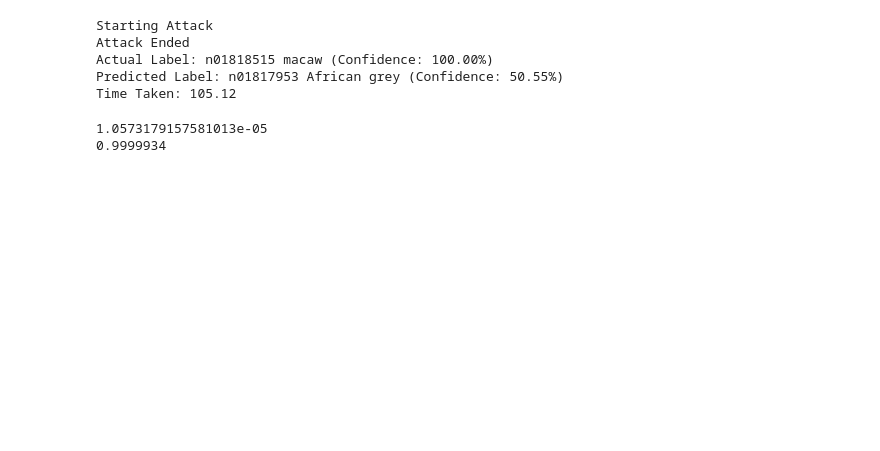
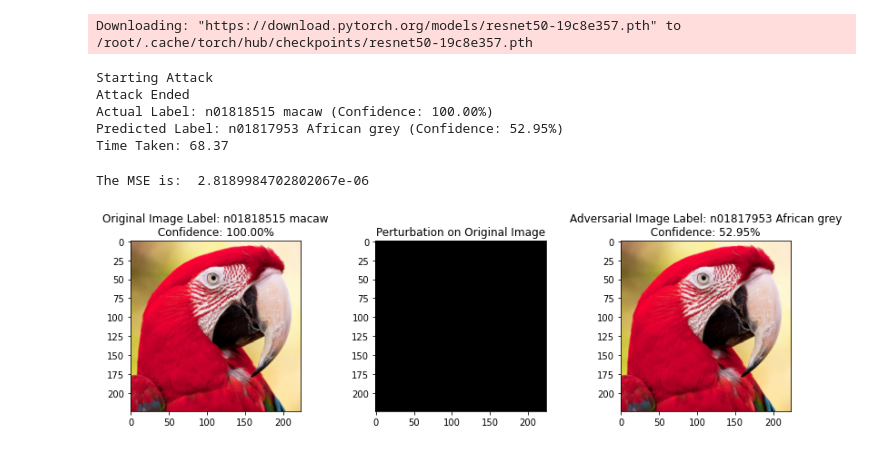
Before and after one commit to SafiyaJan/Attacking-Neural-Networks, a Jupyter notebook: CarliniWagner_Single.ipynb, the cells around one changed output. Saved outputs shown, nothing was run; the diff lists cells and outputs as text; code cells hidden in the pictures; blank space fills up the shorter version.

Commit message:
Updated with comments + advs visual

```diff
--- a/CarliniWagner_Single.ipynb
+++ b/CarliniWagner_Single.ipynb
@@ -87,6 +65,6 @@ def mse(imageA, imageB):
     return err
 # %%
-model = models.inception_v3(pretrained=True)
+model = models.resnet50(pretrained=True)
 fmodel = test_model(model)
 image = preprocess_orig_image("test_im1.jpg")
 image = image.numpy()
@@ -111,18 +89,34 @@ print ("Actual Label:", str_label_orig, "(Confidence: %.2f%%) " % (orig_confiden
 print ("Predicted Label:", str_label_advs, "(Confidence: %.2f%%) " % (advs_confidence*100))
 print ("Time Taken: %.2f" % end_time)
 # %% [output]
-Starting Attack
-Attack Ended
-Actual Label: n01818515 macaw (Confidence: 100.00%)
-Predicted Label: n01817953 African grey (Confidence: 50.55%)
-Time Taken: 105.12
+Downloading: "https://download.pytorch.org/models/resnet50-19c8e357.pth" to /root/.cache/torch/hub/checkpoints/resnet50-19c8e357.pth
+Starting Attack
+Attack Ended
+Actual Label: n01818515 macaw (Confidence: 100.00%)
+Predicted Label: n01817953 African grey (Confidence: 52.95%)
+Time Taken: 68.37
 # %%
-# print (adversarial)
-
 orig = np.transpose(image, (1, 2, 0))
 pert = np.transpose(adversarial, (1, 2, 0))
-print (mse(orig,pert))
-print (calculate_cossim(orig,pert))
+print ("The MSE is: ",mse(orig,pert))
 # %% [output]
-1.0573179157581013e-05
-0.9999934
+The MSE is:  2.8189984702802067e-06
+# %%
+plt.figure(figsize=(12, 8))
+
+plt.subplot(1, 3, 1)
+plt.imshow(orig)
+plt.title("Original Image Label: " + str_label_orig + "\n Confidence: %.2f%% " % (orig_confidence*100))
+
+plt.subplot(1, 3, 2)
+plt.imshow(abs(pert-orig),cmap='gray')
+plt.title("Perturbation on Original Image")
+
+plt.subplot(1, 3, 3)
+plt.imshow(pert)
+plt.title("Adversarial Image Label: " + str_label_advs + "\n Confidence: %.2f%% " % (advs_confidence*100))
+
+plt.tight_layout(pad=3.0)
+plt.show()
+# %% [output]
+[figure, added]
```
Also changed, not shown: parts of 2 cells of this notebook.
